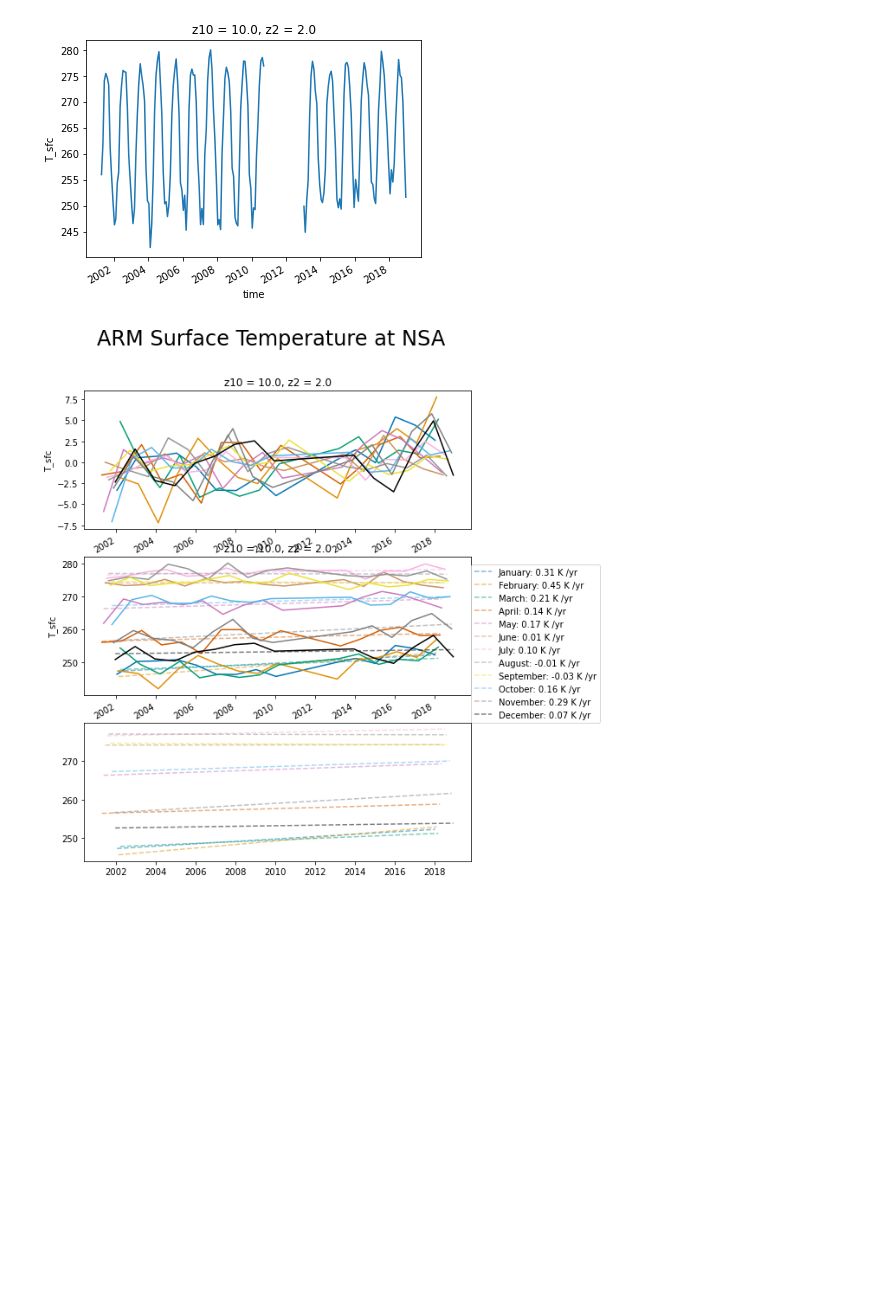
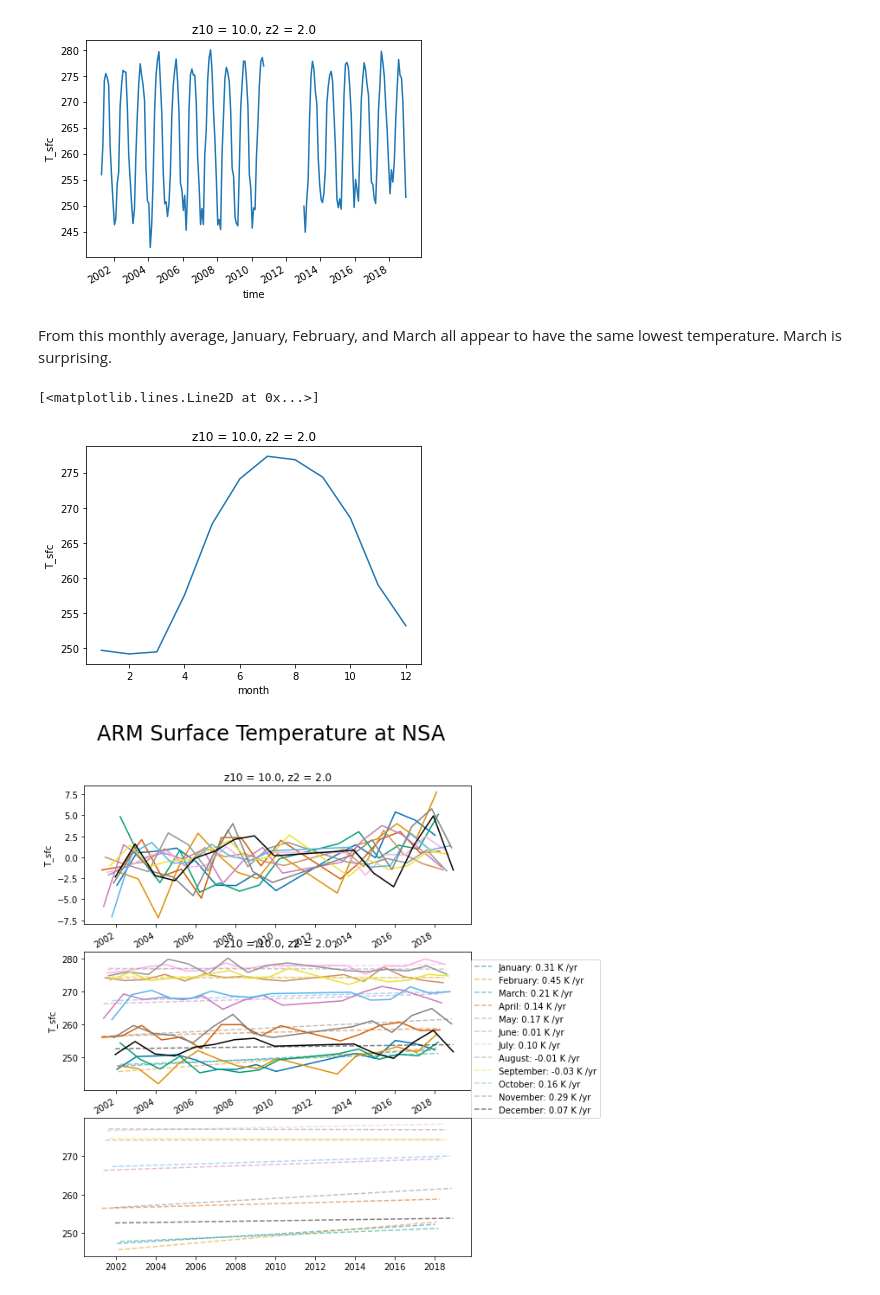
Before and after one commit to jshaw35/spectral_ice, a Jupyter notebook: gridded_trends/arm_trends.ipynb, the cells around one changed output. Saved outputs shown, nothing was run; the diff lists cells and outputs as text; code cells hidden in the pictures; blank space fills up the shorter version.

```diff
--- a/gridded_trends/arm_trends.ipynb
+++ b/gridded_trends/arm_trends.ipynb
@@ -153,6 +153,13 @@ all_t['T_sfc'].plot()
 # %% [output]
 [<matplotlib.lines.Line2D at 0x...>]
 [figure]
+# %% [markdown]
+From this monthly average, January, February, and March all appear to have the same lowest temperature. March is surprising.
+# %%
+all_t['T_sfc'].groupby('time.month').mean('time').plot()
+# %% [output]
+[<matplotlib.lines.Line2D at 0x...>]
+[figure, added]
 # %%
 # For making month labels
 mon_dict = {'1':'January','2':'February','3':'March','4':'April','5':'May','6':'June',
```
Also changed, not shown: 1 other file.
